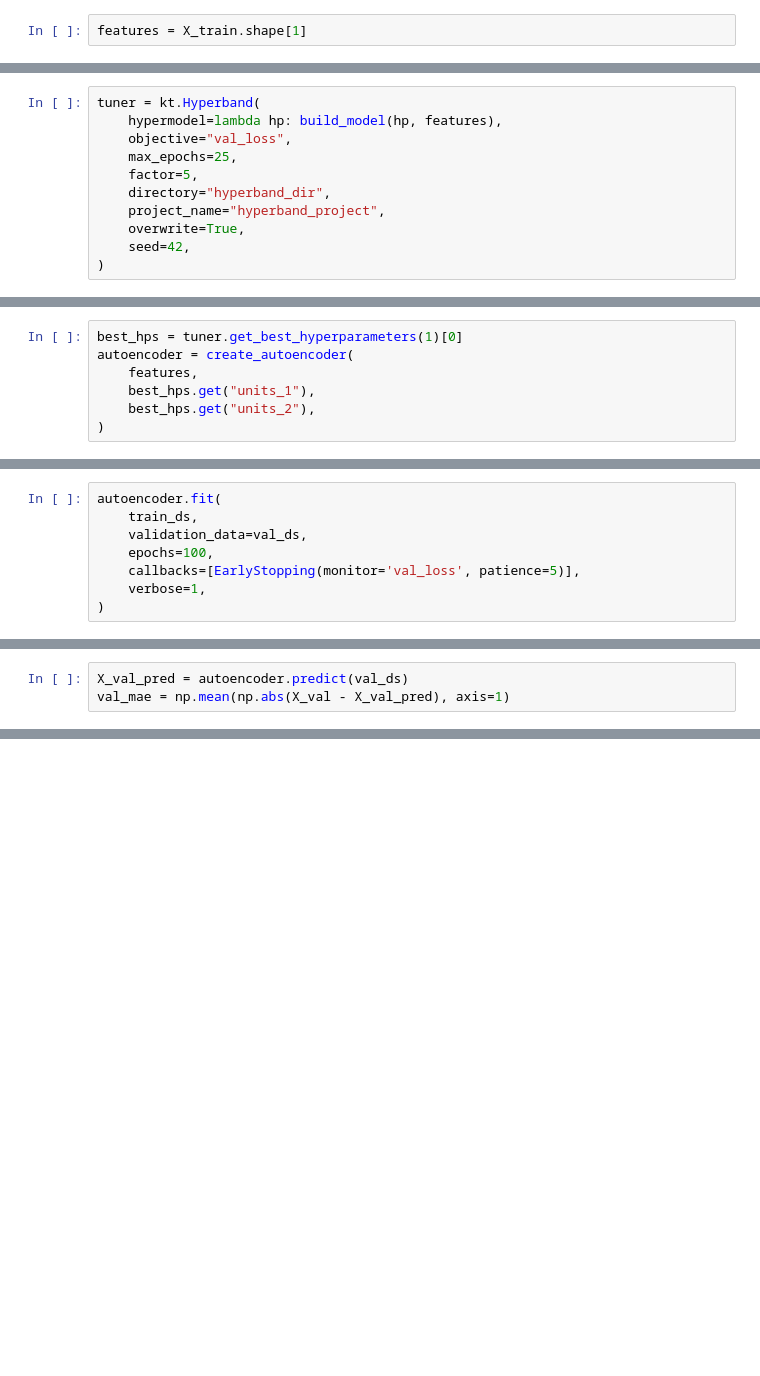
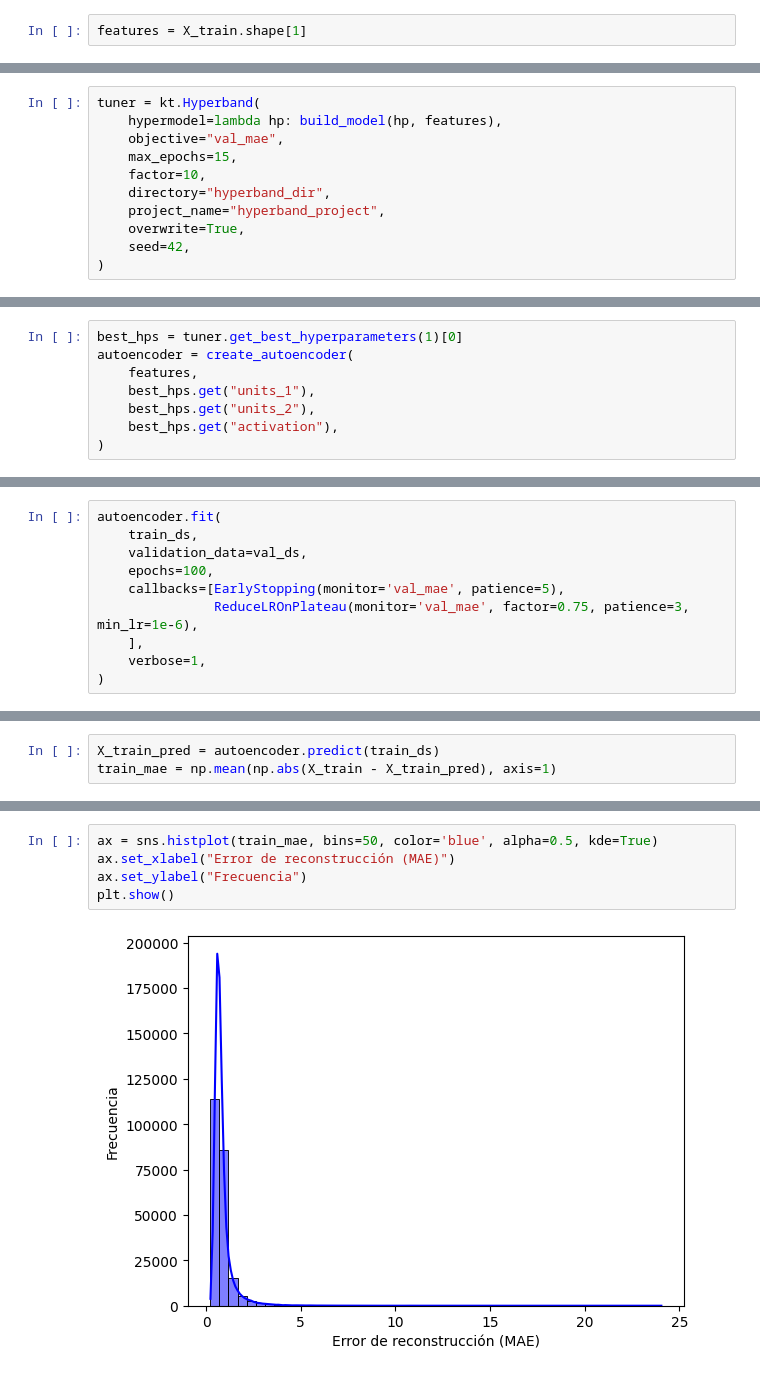
Before and after one commit to diesn97/MDL2501, a Jupyter notebook: Reto 5/Reto_5_MDL2501.ipynb, the cells around one changed output, grey strips where cells are left out. Drawn from its saved outputs; the diff is of its cells as text; blank space fills up the shorter version.

```diff
--- a/Reto 5/Reto_5_MDL2501.ipynb
+++ b/Reto 5/Reto_5_MDL2501.ipynb
@@ -92,9 +95,9 @@ def build_model(hp, features):
 # %%
 tuner = kt.Hyperband(
     hypermodel=lambda hp: build_model(hp, features),
-    objective="val_loss",
-    max_epochs=25,
-    factor=5,
+    objective="val_mae",
+    max_epochs=15,
+    factor=10,
     directory="hyperband_dir",
     project_name="hyperband_project",
     overwrite=True,
@@ -120,4 +125,5 @@ autoencoder = create_autoencoder(
     features,
     best_hps.get("units_1"),
     best_hps.get("units_2"),
+    best_hps.get("activation"),
 )
@@ -146,7 +156,9 @@ autoencoder.fit(
     train_ds,
     validation_data=val_ds,
     epochs=100,
-    callbacks=[EarlyStopping(monitor='val_loss', patience=5)],
+    callbacks=[EarlyStopping(monitor='val_mae', patience=5),
+               ReduceLROnPlateau(monitor='val_mae', factor=0.75, patience=3, min_lr=1e-6),
+    ],
     verbose=1,
 )
 # %% [output]
@@ -170,5 +182,5 @@ Epoch 44/100
 <keras.src.callbacks.History at 0x...>
 # %%
-X_val_pred = autoencoder.predict(val_ds)
-val_mae = np.mean(np.abs(X_val - X_val_pred), axis=1)
+X_train_pred = autoencoder.predict(train_ds)
+train_mae = np.mean(np.abs(X_train - X_train_pred), axis=1)
 # %% [output]
@@ -181,3 +193,10 @@ threshold
+# %%
+ax = sns.histplot(train_mae, bins=50, color='blue', alpha=0.5, kde=True)
+ax.set_xlabel("Error de reconstrucción (MAE)")
+ax.set_ylabel("Frecuencia")
+plt.show()
+# %% [output]
+[figure, added]
 # %%
 X_test_pred = autoencoder.predict(test_ds)
 test_mae = np.mean(np.abs(X_test - X_test_pred), axis=1)
```
Also changed, not shown: parts of 12 cells of this notebook.
